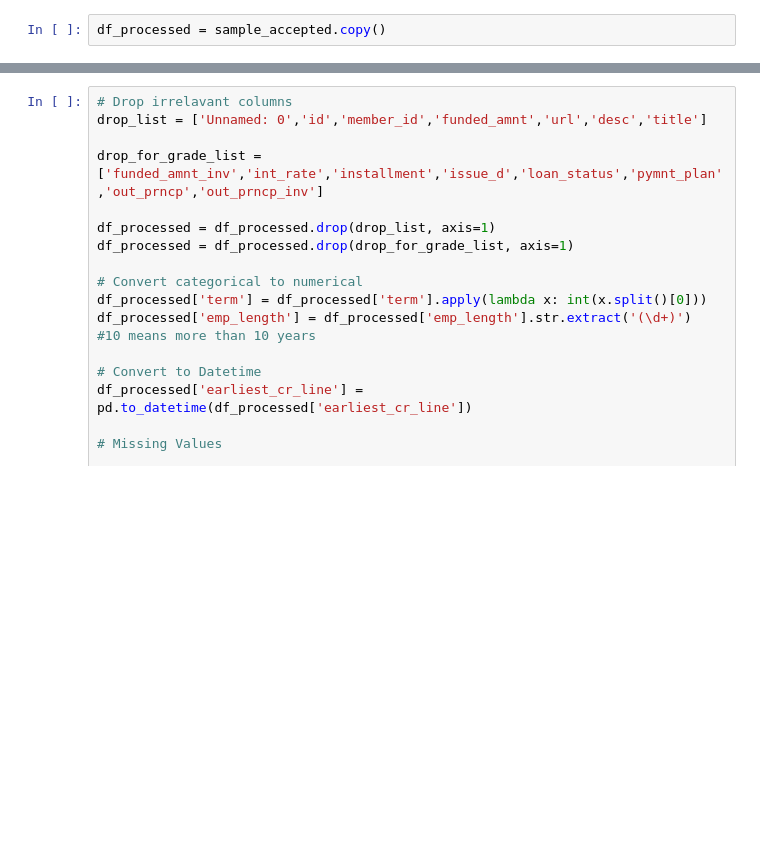
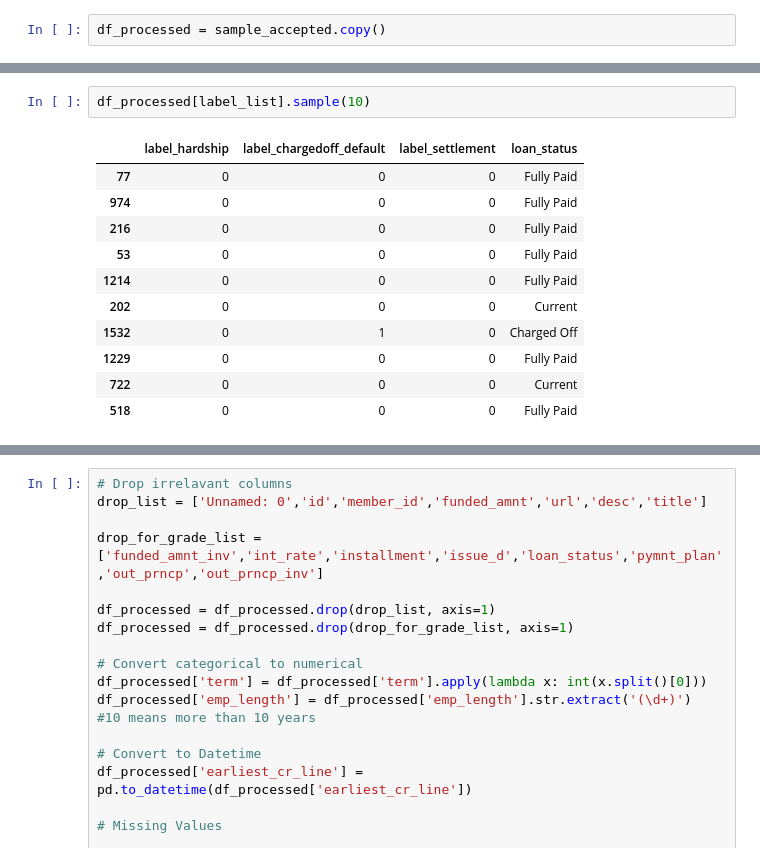
Before and after one commit to miazhx/capstone, a Jupyter notebook: Mia/multi_label.ipynb, the cells around one changed output, grey strips where cells are left out. Saved outputs shown, nothing was run; the diff lists cells and outputs as text; blank space fills up the shorter version.

```diff
--- a/Mia/multi_label.ipynb
+++ b/Mia/multi_label.ipynb
@@ -88,0 +193,14 @@ df_processed = sample_accepted.copy()
+# %%
+df_processed[label_list].sample(10)
+# %% [output]
+|  | label_hardship | label_chargedoff_default | label_settlement | loan_status |
+| 77 | 0 | 0 | 0 | Fully Paid |
+| 974 | 0 | 0 | 0 | Fully Paid |
+| 216 | 0 | 0 | 0 | Fully Paid |
+| 53 | 0 | 0 | 0 | Fully Paid |
+| 1214 | 0 | 0 | 0 | Fully Paid |
+| 202 | 0 | 0 | 0 | Current |
+| 1532 | 0 | 1 | 0 | Charged Off |
+| 1229 | 0 | 0 | 0 | Fully Paid |
+| 722 | 0 | 0 | 0 | Current |
+| 518 | 0 | 0 | 0 | Fully Paid |
```
Also changed, not shown: parts of 21 cells of this notebook, 1 other file.
